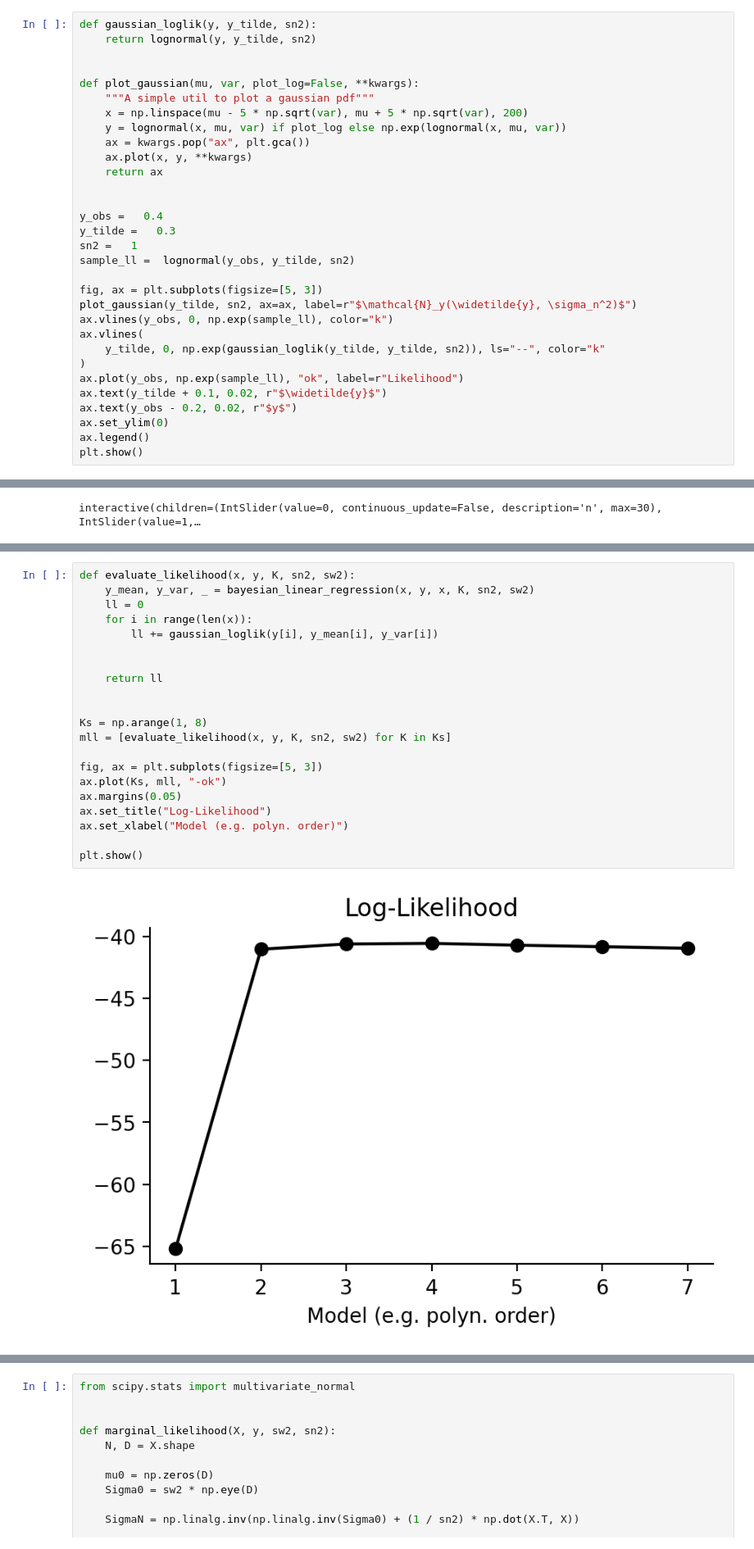
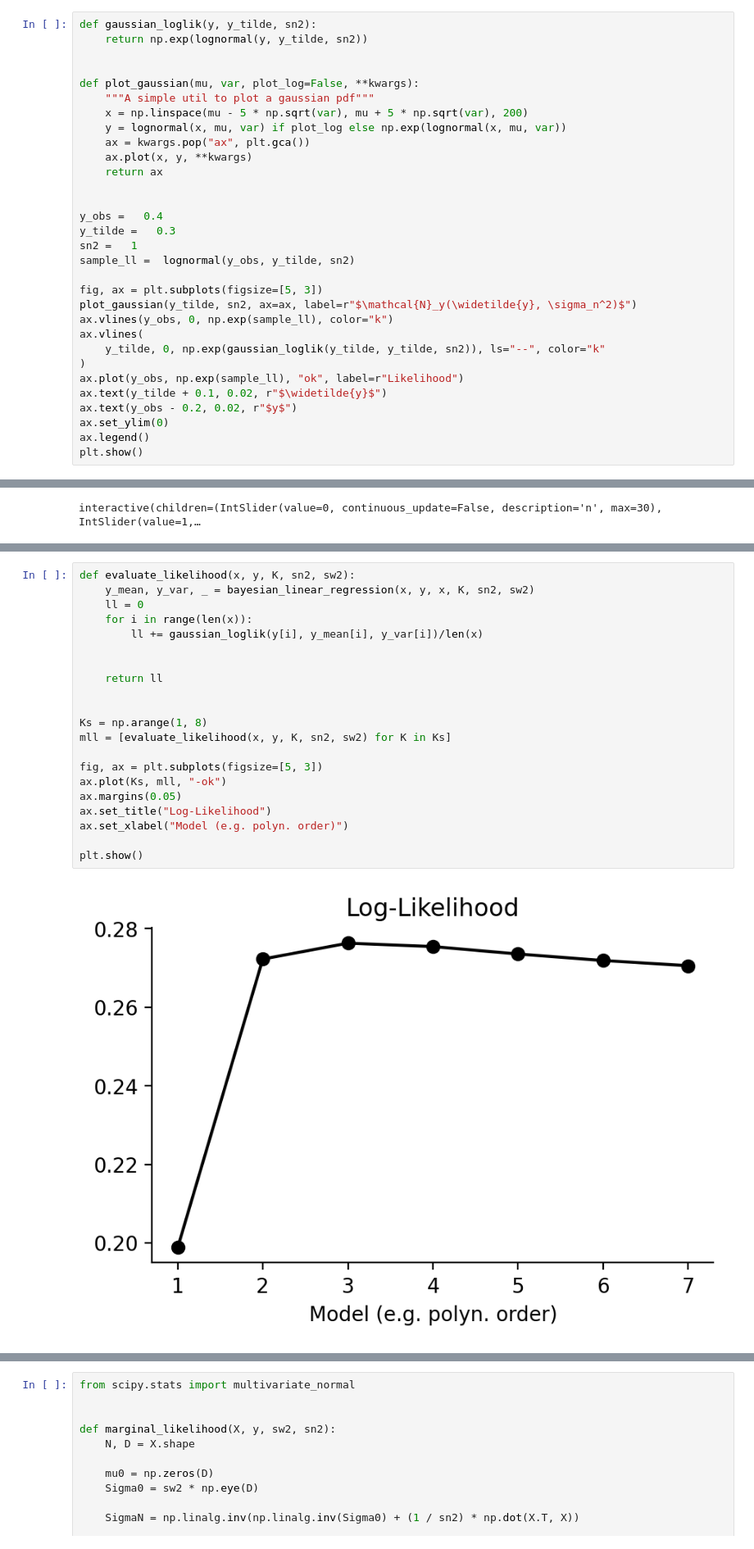
Before and after one commit to Codex1er/asi-labs, a Jupyter notebook: lab_week1-public/Bayesian_Linear_Regression.ipynb, the cells around one changed output, grey strips where cells are left out. Shown at 82% size. Cells and saved outputs as stored; diff of their text form.

```diff
--- a/lab_week1-public/Bayesian_Linear_Regression.ipynb
+++ b/lab_week1-public/Bayesian_Linear_Regression.ipynb
@@ -124,7 +110,7 @@ You know that $y = 0.4$.
 Complete the following function `gaussian_loglik(...)`, then compute the (log)likelihood for this sample and show its position on the Gaussian density with a plot.
 # %%
 def gaussian_loglik(y, y_tilde, sn2):
-    return lognormal(y, y_tilde, sn2)
+    return np.exp(lognormal(y, y_tilde, sn2))
 
 
 def plot_gaussian(mu, var, plot_log=False, **kwargs):
@@ -454,26 +446,26 @@ There are several ways in which you can compute the goodness of your model. The
 # %%
 def evaluate_likelihood(x, y, K, sn2, sw2):
     y_mean, y_var, _ = bayesian_linear_regression(x, y, x, K, sn2, sw2)
     ll = 0
     for i in range(len(x)):
-        ll += gaussian_loglik(y[i], y_mean[i], y_var[i])
+        ll += gaussian_loglik(y[i], y_mean[i], y_var[i])/len(x)
 
 
     return ll
 
 
 Ks = np.arange(1, 8)
 mll = [evaluate_likelihood(x, y, K, sn2, sw2) for K in Ks]
 
 fig, ax = plt.subplots(figsize=[5, 3])
 ax.plot(Ks, mll, "-ok")
 ax.margins(0.05)
 ax.set_title("Log-Likelihood")
 ax.set_xlabel("Model (e.g. polyn. order)")
 
 plt.show()
 # %% [output]
-[figure, old version]
+[figure, new version]
 # %% [markdown]
 **Question:** Try to answer: How likely is $\mathbf{y}$ given $\mathbf{X}$ *and* the model (‘first/second/... order polynomial’)? Is it the same likelihood as before?
 
```
Also changed, not shown: parts of 8 cells of this notebook, 3 other files.
